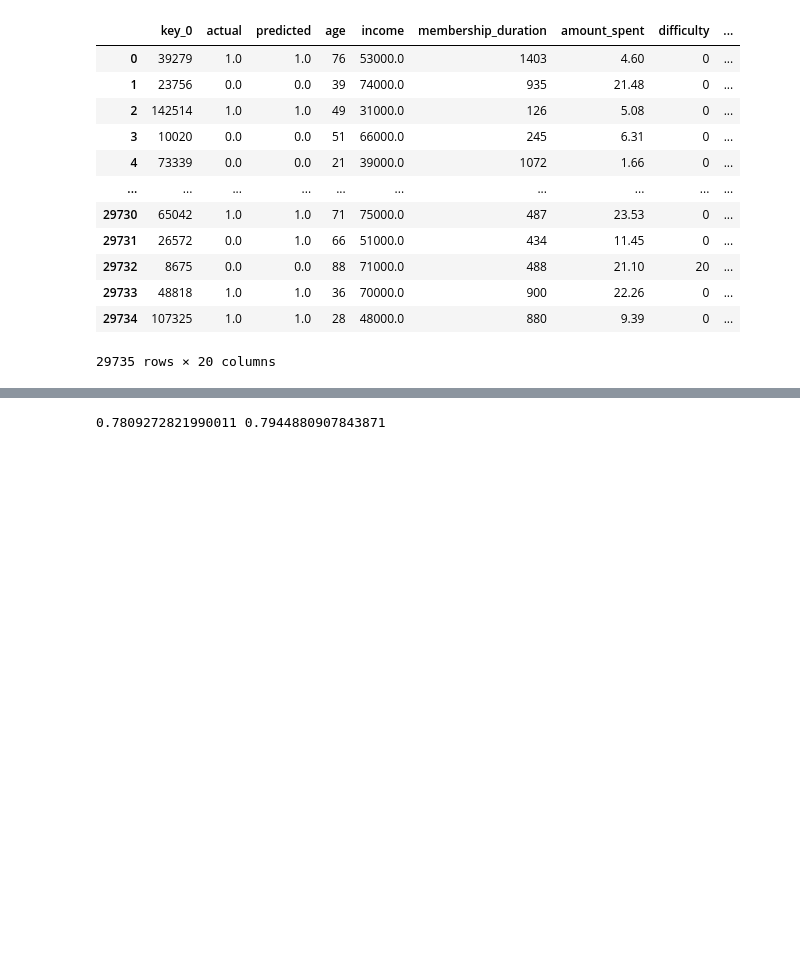
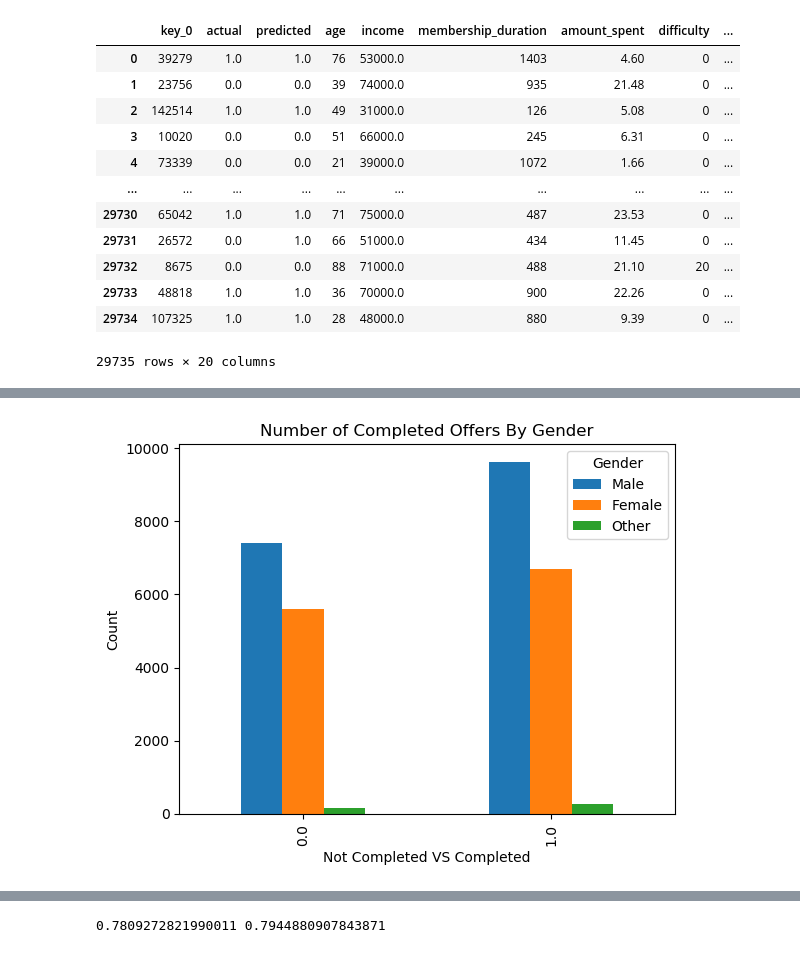
Before and after one commit to ShantiRoseCodes/aws_mle_capstone_project, a Jupyter notebook: Starbucks Capstone Project - ML.ipynb, the cells around one changed output, grey strips where cells are left out. Cells and saved outputs as stored; diff of their text form; code cells hidden in the pictures; blank space fills up the shorter version.

```diff
--- a/Starbucks Capstone Project - ML.ipynb
+++ b/Starbucks Capstone Project - ML.ipynb
@@ -792,0 +975,23 @@ best_pred_df
+# %%
+# Create a dictionary to map predicted values to labels for the pie charts
+labels_dict = {0: 'Not Completed', 1: 'Completed'}
+
+# Group the data by predicted value and sum the male, female, and other columns
+counts = best_pred_df.groupby('predicted')[['gender = _M', 'gender = _F', 'gender = _O']].sum()
+
+# Create a stacked bar chart
+counts.plot(kind='bar')
+
+# Set the title and axis labels
+plt.title('Number of Completed Offers By Gender')
+plt.xlabel('Not Completed VS Completed')
+plt.ylabel('Count')
+
+# Set the legend for the chart
+plt.legend(title='Gender', labels=['Male', 'Female', 'Other'])
+
+# plt.show()
+
+# plt.savefig(os.path.join(f'photos/completed_results_gender.png'), dpi=300, format='png', bbox_inches='tight') # use format='svg' or 'pdf' for vectorial pictures
+# %% [output]
+[figure, added]
```
Also changed, not shown: parts of 10 cells of this notebook, 34 other files.
